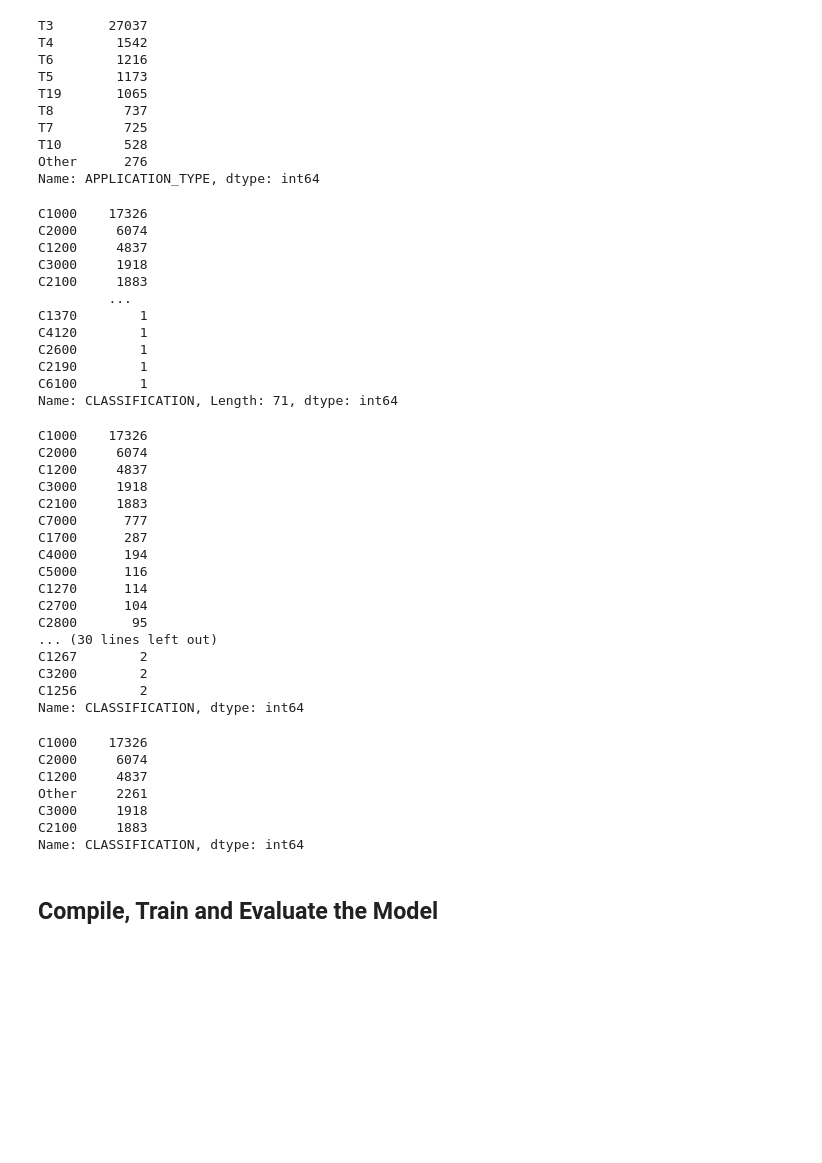
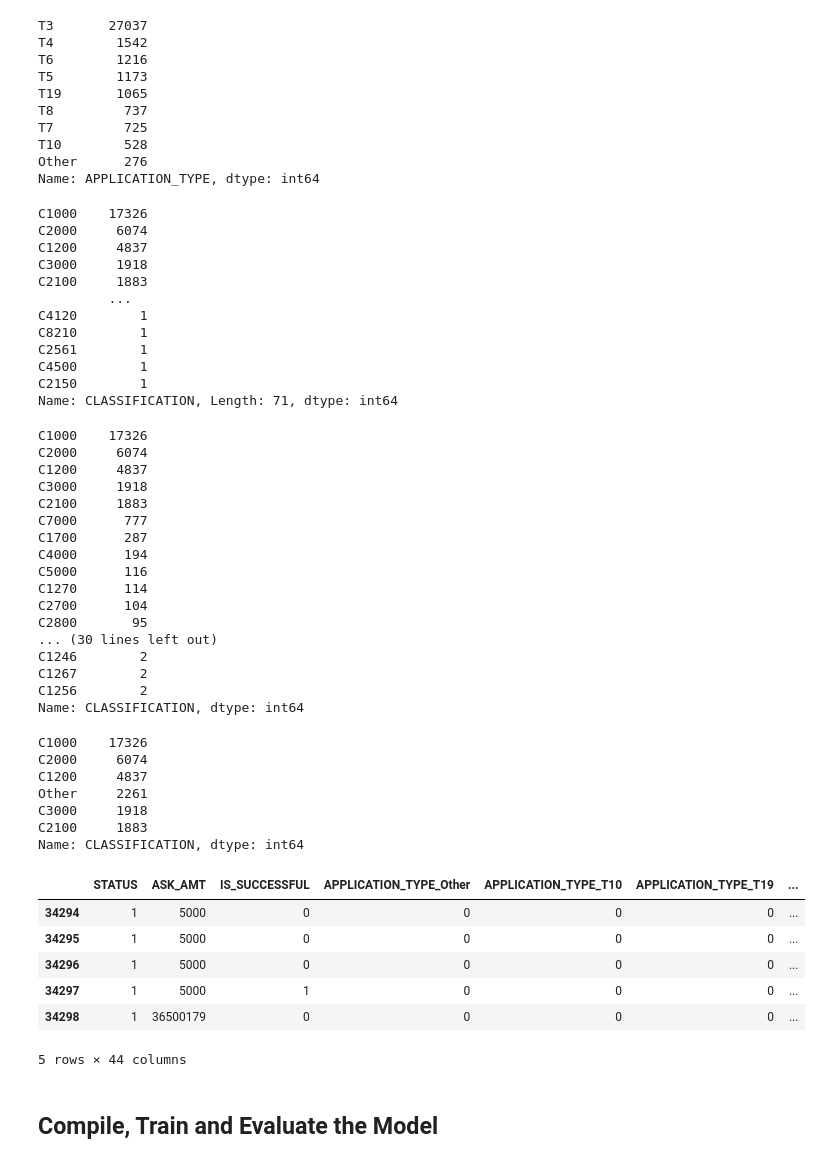
Before and after one commit to shrapple/deep-learning-challenge, a Jupyter notebook: Starter_Code.ipynb, the cells around one changed output. Saved outputs shown, nothing was run; the diff lists cells and outputs as text; code cells hidden in the pictures; blank space fills up the shorter version.

```diff
--- a/Starter_Code.ipynb
+++ b/Starter_Code.ipynb
@@ -56,8 +79,9 @@ Name: APPLICATION_TYPE, dtype: int64
 # %%
 # Choose a cutoff value and create a list of application types to be replaced
 # use the variable name `application_types_to_replace`
-#  YOUR CODE GOES HERE
-
+cutoff_value = 500
+applications = application_df['APPLICATION_TYPE'].value_counts()
+application_types_to_replace = applications[applications < cutoff_value].index
 # Replace in dataframe
 for app in application_types_to_replace:
     application_df['APPLICATION_TYPE'] = application_df['APPLICATION_TYPE'].replace(app,"Other")
@@ -77,7 +101,7 @@ Other      276
 Name: APPLICATION_TYPE, dtype: int64
 # %%
 # Look at CLASSIFICATION value counts for binning
-#  YOUR CODE GOES HERE
+application_df['CLASSIFICATION'].value_counts()
 # %% [output]
 C1000    17326
 C2000     6074
@@ -85,15 +109,18 @@ C1200     4837
 C3000     1918
 C2100     1883
          ...
-C1370        1
 C4120        1
-C2600        1
-C2190        1
-C6100        1
+C8210        1
+C2561        1
+C4500        1
+C2150        1
 Name: CLASSIFICATION, Length: 71, dtype: int64
 # %%
 # You may find it helpful to look at CLASSIFICATION value counts >1
-#  YOUR CODE GOES HERE
+limiter = 1
+applications_class = application_df['CLASSIFICATION'].value_counts()
+classy = applications_class[applications_class > limiter]
+print(classy)
 # %% [output]
 C1000    17326
 C2000     6074
@@ -108,14 +135,15 @@ C1270      114
 C2700      104
 C2800       95
 ... (30 lines left out)
+C1246        2
 C1267        2
-C3200        2
 C1256        2
 Name: CLASSIFICATION, dtype: int64
 # %%
 # Choose a cutoff value and create a list of classifications to be replaced
 # use the variable name `classifications_to_replace`
-#  YOUR CODE GOES HERE
+cutoff_value_class = 1000
+classifications_to_replace = applications_class[applications_class < cutoff_value_class].index
 
 # Replace in dataframe
 for cls in classifications_to_replace:
@@ -137,2 +162,18 @@ Name: CLASSIFICATION, dtype: int64
+# %%
+# Convert categorical data to numeric with `pd.get_dummies`
+# application_df.dtypes
+dummy_df = pd.get_dummies(application_df[['APPLICATION_TYPE', 'AFFILIATION', 'CLASSIFICATION', 'USE_CASE', 'ORGANIZATION', 'INCOME_AMT', 'SPECIAL_CONSIDERATIONS']])
+merged_df = pd.concat([application_df, dummy_df], axis=1)
+merged_df = merged_df.drop(['APPLICATION_TYPE', 'AFFILIATION', 'CLASSIFICATION', 'USE_CASE', 'ORGANIZATION', 'INCOME_AMT', 'SPECIAL_CONSIDERATIONS'], axis=1)
+merged_df.head()
+merged_df.tail()
+# %% [output]
+|  | STATUS | ASK_AMT | IS_SUCCESSFUL | APPLICATION_TYPE_Other | APPLICATION_TYPE_T10 | APPLICATION_TYPE_T19 | ... |
+| 34294 | 1 | 5000 | 0 | 0 | 0 | 0 | ... |
+| 34295 | 1 | 5000 | 0 | 0 | 0 | 0 | ... |
+| 34296 | 1 | 5000 | 0 | 0 | 0 | 0 | ... |
+| 34297 | 1 | 5000 | 1 | 0 | 0 | 0 | ... |
+| 34298 | 1 | 36500179 | 0 | 0 | 0 | 0 | ... |
+5 rows × 44 columns
 # %%
 # Split our preprocessed data into our features and target arrays
```
Also changed, not shown: parts of 14 cells of this notebook.
